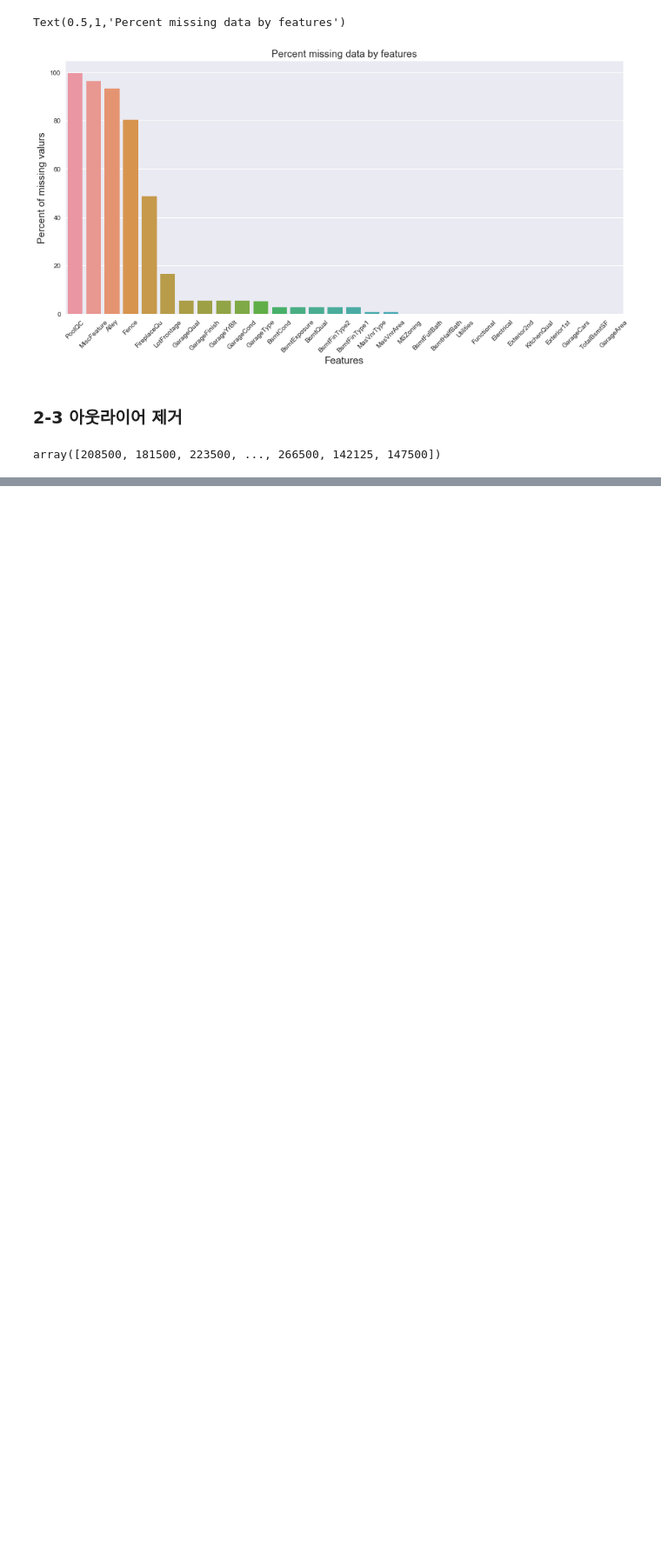
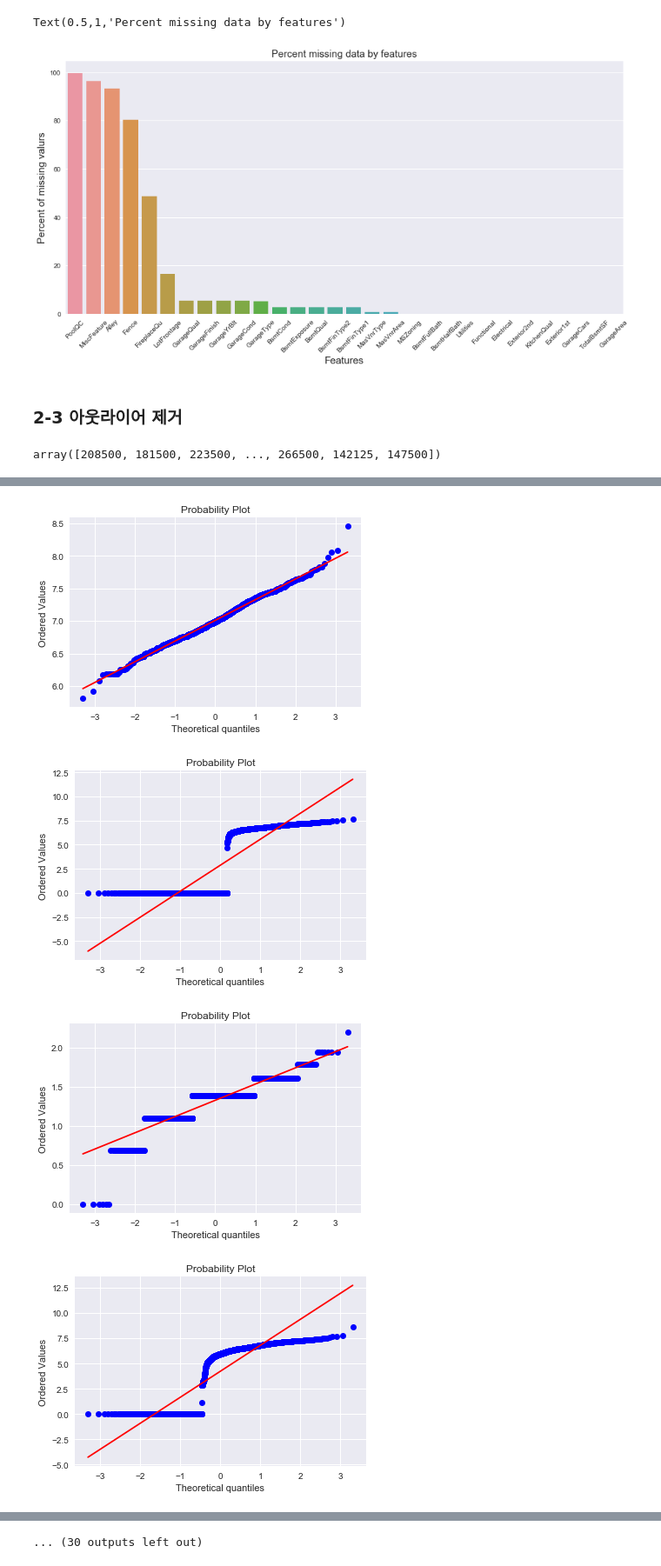
Before and after one commit to kish191919/House_Price_Project_by_Python, a Jupyter notebook: House_Prediction_Project_rev5_byarcho.ipynb, the cells around one changed output, grey strips where cells are left out. Shown at 87% size. Drawn from its saved outputs; the diff is of its cells as text; code cells hidden in the pictures; blank space fills up the shorter version.

```diff
--- a/House_Prediction_Project_rev5_byarcho.ipynb
+++ b/House_Prediction_Project_rev5_byarcho.ipynb
@@ -637,0 +718,4 @@ y_train.drop[out_ls, axis='rows']
+# %%
+idx_t = np.where(result.pvalues < 0.05)[0]
+print(len(idx_t), idx_t)
+tvalues = idx_t.tolist()
@@ -637,0 +726,15 @@ y_train.drop[out_ls, axis='rows']
+# %%
+train = all_data[:ntrain]
+x_train_x0 = train.copy()
+x_train = sm.add_constant(x_train_x0)
+x_train = pd.get_dummies(x_train)
+x_train = pd.DataFrame(x_train.astype(float))
+
+x_train_cols = x_train.columns.tolist()
+
+select = []
+
+for i in tvalues:
+    select.append(x_train_cols[i])
+
+print(len(select), select)
@@ -702,5 +744,0 @@ array([[1.        , 0.7909816 , 0.70862448, 0.6404092 , 0.62343144,
-# %%
-sns.set(font_scale=1.25)
-hm=sns.heatmap(cm, cbar=True, annot=True, square=True, fmt='.2f',\
-              annot_kws={'size':10}, yticklabels=cols.values, xticklabels=cols.values)
-plt.plot()
@@ -710,4 +744,0 @@ plt.plot()
-# %%
-for c in cols:
-    data = pd.concat([train_d['SalePrice'], train_d[c]],axis=1)
-    data.plot.scatter(x=c, y='SalePrice',ylim=(0,800000));
@@ -790,0 +745,11 @@ for feat in skewed_features:
+# %%
+for c in select:
+    x_train[c] = np.log1p(x_train[c])
+    fig = plt.figure()
+    QQ = stats.probplot(x_train[c], plot=plt)
+    plt.show()
+# %% [output]
+[figure, added]
+[figure, added]
+[figure, added]
+[figure, added]
@@ -790,0 +764 @@ for feat in skewed_features:
+... (30 outputs left out)
```
Also changed, not shown: parts of 39 cells of this notebook, 2 other files.
